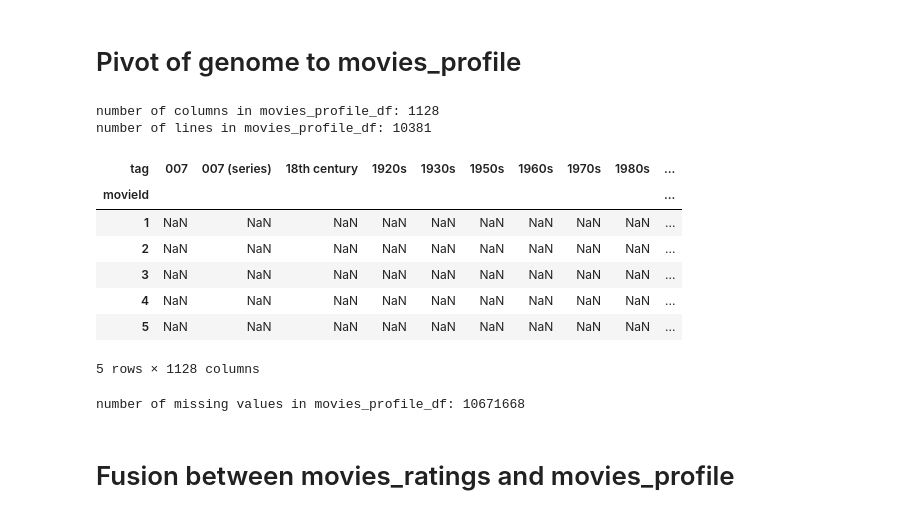
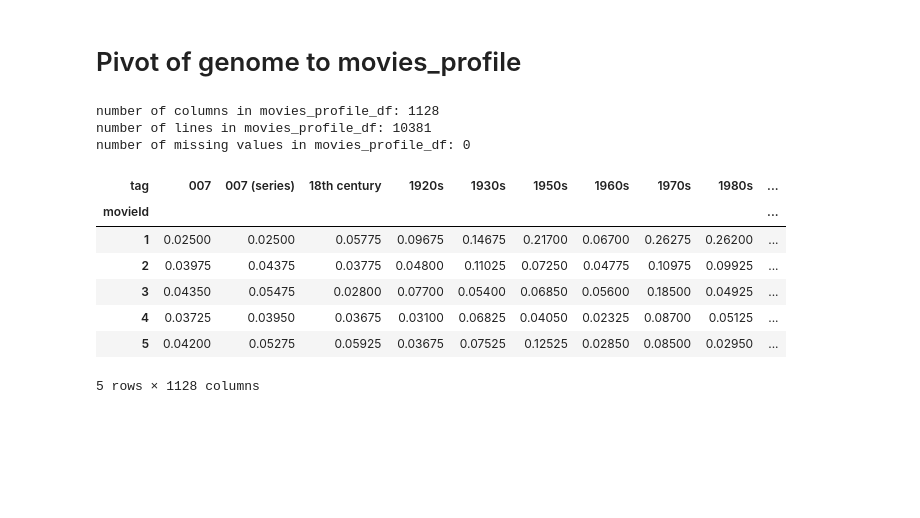
Before and after one commit to DataScientest-Studio/jun26_reco_systeme, a Jupyter notebook: notebooks/total_data_base.ipynb, the cells around one changed output. Saved outputs shown, nothing was run; the diff lists cells and outputs as text; code cells hidden in the pictures; blank space fills up the shorter version.

```diff
--- a/notebooks/total_data_base.ipynb
+++ b/notebooks/total_data_base.ipynb
@@ -31,8 +46,13 @@ total number of missing values in ratings_movies_df: 37
 # %% [markdown]
 # Fusion of genome_scores and genome_tags
 # %%
+# we import the genome scores and genome tags dataframes
 genome_scores_df = pd.read_parquet('../data/processed/genome_scores_df.parquet')
 genome_tags_df = pd.read_parquet('../data/processed/genome_tags_df.parquet')
-genome_df = genome_scores_df.merge(genome_tags_df, on="tagId", how="left")
-display(genome_df.head(10))
-print("number of missing values:", genome_df.isnull().sum().sum())
+
+#we merge the genome scores and genome tags dataframes on 'tagId'
+#with a left join to keep all genome scores,
+# even if some tags could be missing in the genome tags dataframe
+genome_merge_df = genome_scores_df.merge(genome_tags_df, on="tagId", how="left")
+display(genome_merge_df.head(10))
+print("number of missing values:", genome_merge_df.isnull().sum().sum())
@@ -39,22 +72,26 @@ print("number of missing values:", genome_df.isnull().sum().sum())
 # %% [markdown]
 # Pivot of genome to movies_profile
 # %%
-movies_profile_df = genome_df.pivot(index="movieId",columns = "tag",values = "relevance")
+# we inversed the merged dataframe genome_merge_df
+# to have one line per movie and one column per tag,
+# with the relevance as values
+movies_profile_df = genome_merge_df.pivot(index="movieId",columns = "tag",values = "relevance")
 print("number of columns in movies_profile_df:", movies_profile_df.shape[1])
+# below, we found the same number of movies in movies_profile_df
+# as in genome_scores_df and no missing values.
+#  Merge and pivot operations went well
 print("number of lines in movies_profile_df:", movies_profile_df.shape[0])
+print("number of missing values in movies_profile_df:", movies_profile_df.isnull().sum().sum())
 display(movies_profile_df.head(5))
-print("number of missing values in movies_profile_df:", movies_profile_df.isnull().sum().sum())
 # %% [output]
 number of columns in movies_profile_df: 1128
 number of lines in movies_profile_df: 10381
+number of missing values in movies_profile_df: 0
 | tag | 007 | 007 (series) | 18th century | 1920s | 1930s | 1950s | 1960s | 1970s | 1980s | ... |
 | movieId |  |  |  |  |  |  |  |  |  | ... |
-| 1 | NaN | NaN | NaN | NaN | NaN | NaN | NaN | NaN | NaN | ... |
-| 2 | NaN | NaN | NaN | NaN | NaN | NaN | NaN | NaN | NaN | ... |
-| 3 | NaN | NaN | NaN | NaN | NaN | NaN | NaN | NaN | NaN | ... |
-| 4 | NaN | NaN | NaN | NaN | NaN | NaN | NaN | NaN | NaN | ... |
-| 5 | NaN | NaN | NaN | NaN | NaN | NaN | NaN | NaN | NaN | ... |
+| 1 | 0.02500 | 0.02500 | 0.05775 | 0.09675 | 0.14675 | 0.21700 | 0.06700 | 0.26275 | 0.26200 | ... |
+| 2 | 0.03975 | 0.04375 | 0.03775 | 0.04800 | 0.11025 | 0.07250 | 0.04775 | 0.10975 | 0.09925 | ... |
+| 3 | 0.04350 | 0.05475 | 0.02800 | 0.07700 | 0.05400 | 0.06850 | 0.05600 | 0.18500 | 0.04925 | ... |
+| 4 | 0.03725 | 0.03950 | 0.03675 | 0.03100 | 0.06825 | 0.04050 | 0.02325 | 0.08700 | 0.05125 | ... |
+| 5 | 0.04200 | 0.05275 | 0.05925 | 0.03675 | 0.07525 | 0.12525 | 0.02850 | 0.08500 | 0.02950 | ... |
 5 rows × 1128 columns
-number of missing values in movies_profile_df: 10671668
-# %% [markdown]
-# Fusion between movies_ratings and movies_profile
```
Also changed, not shown: parts of 14 cells of this notebook, 7 other files.
